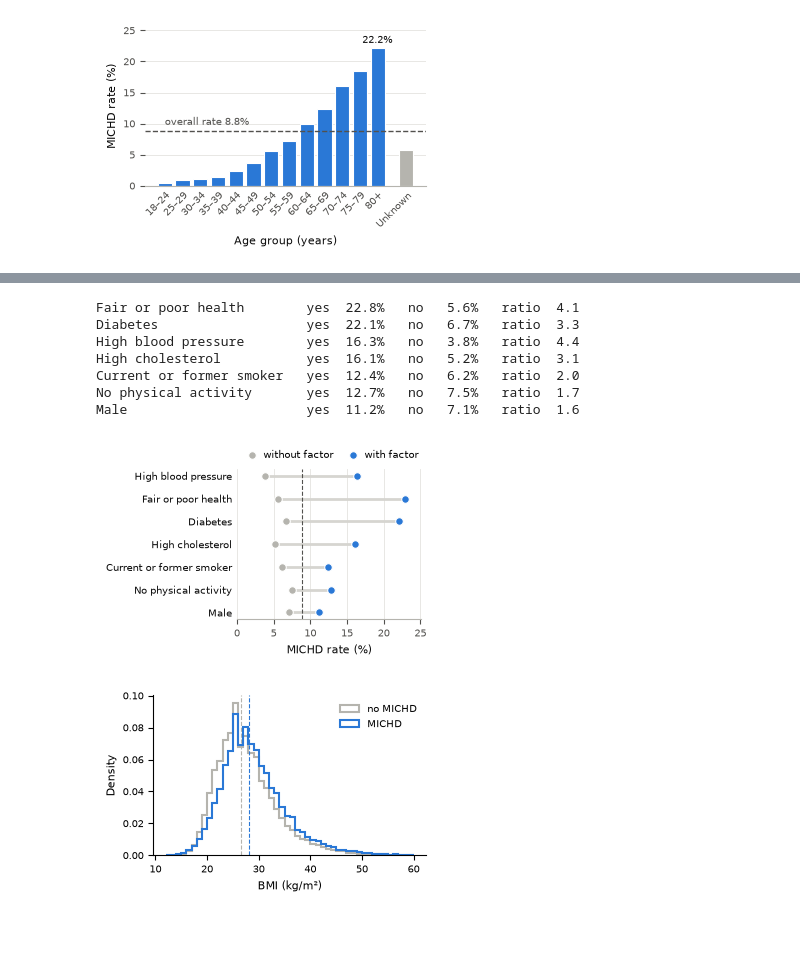
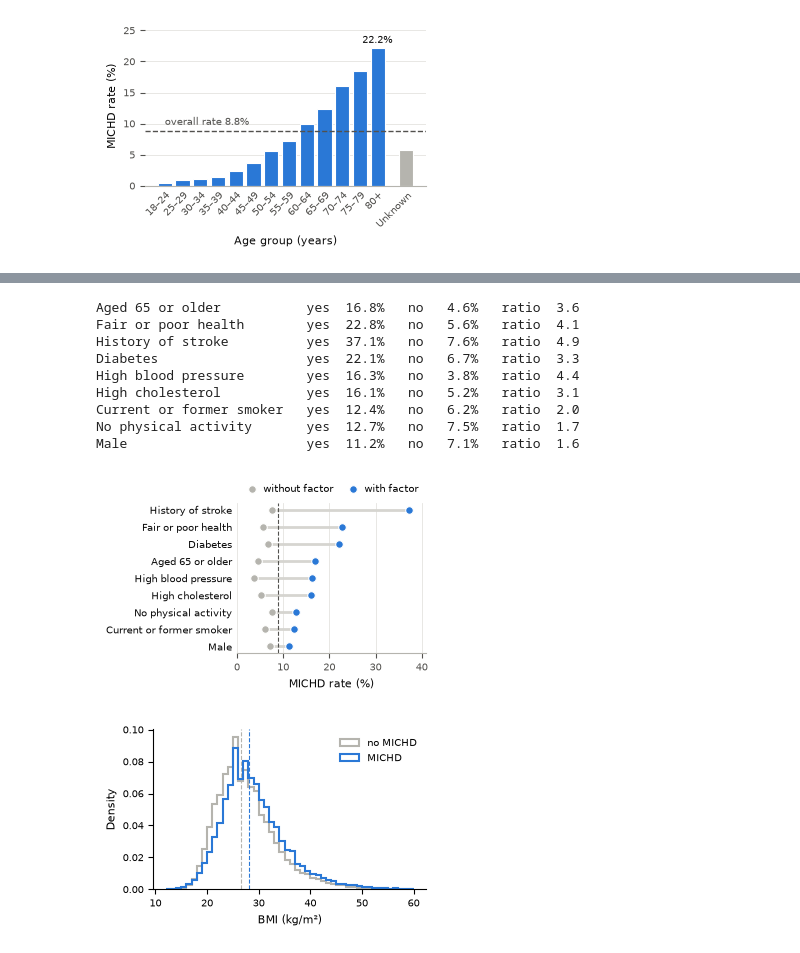
Before and after one commit to marieberbipynb/EPFL-CS433-Project1, a Jupyter notebook: exploratory_data_analysis.ipynb, the cells around one changed output, grey strips where cells are left out. Saved outputs shown, nothing was run; the diff lists cells and outputs as text; code cells hidden in the pictures.

Commit message:
now that I know what are the most important feature I adjust my plot to show them

```diff
--- a/exploratory_data_analysis.ipynb
+++ b/exploratory_data_analysis.ipynb
@@ -390,7 +390,9 @@ age group Unknown: 5.7% MICHD rate
 # (label, feature, codes of the "exposed" group, codes of the reference group)
 # codes 7 / 9 ("don't know", "refused") are left out of both groups
 RISK_FACTORS = [
+    ("Aged 65 or older", "_AGE65YR", [2], [1]),
     ("Fair or poor health", "GENHLTH", [4, 5], [1, 2, 3]),
+    ("History of stroke", "CVDSTRK3", [1], [2]),
     ("Diabetes", "DIABETE3", [1], [3]),
     ("High blood pressure", "_RFHYPE5", [2], [1]),
     ("High cholesterol", "_RFCHOL", [2], [1]),
@@ -410,7 +412,7 @@ for label, name, exposed, reference in RISK_FACTORS:
     print(f"{label:<26} yes {rate_yes:6.1%}   no {rate_no:6.1%}   "
           f"ratio {rate_yes / rate_no:4.1f}")
 
-rows.sort(key=lambda r: r[1] / r[2])  # largest risk ratio at the top
+rows.sort(key=lambda r: r[1])  # highest MICHD rate (with factor) at the top
 labels = [r[0] for r in rows]
 yes = np.array([r[1] for r in rows]) * 100
 no = np.array([r[2] for r in rows]) * 100
@@ -421,34 +423,36 @@ ax.hlines(y, no, yes, color="#d6d5d0", linewidth=2, zorder=1)
 ax.scatter(no, y, s=30, color=NO, zorder=2, label="without factor",
            edgecolor="white", linewidth=0.8)
 ax.scatter(yes, y, s=30, color=YES, zorder=3, label="with factor",
            edgecolor="white", linewidth=0.8)
 ax.axvline(y01.mean() * 100, color=MUTED, linestyle="--", linewidth=0.8)
 
 ax.set_yticks(y, labels, fontsize=7, color=INK)
 ax.set_xlabel("MICHD rate (%)", fontsize=8, color=INK)
 ax.tick_params(axis="x", labelsize=7, colors=MUTED)
 ax.tick_params(axis="y", length=0)
 ax.set_xlim(0, max(yes.max(), no.max()) * 1.1)
 ax.grid(axis="x", color="#e4e3df", linewidth=0.6)
 ax.set_axisbelow(True)
 for side in ("top", "right", "left"):
     ax.spines[side].set_visible(False)
 ax.spines["bottom"].set_color("#b5b4ae")
 ax.legend(fontsize=7, frameon=False, ncol=2, loc="lower left",
           bbox_to_anchor=(-0.02, 1.0), handletextpad=0.2, columnspacing=1.0)
 
 plt.tight_layout()
 plt.savefig("figures/risk_factors.pdf", bbox_inches="tight")
 plt.show()
 # %% [output]
+Aged 65 or older           yes  16.8%   no   4.6%   ratio  3.6
 Fair or poor health        yes  22.8%   no   5.6%   ratio  4.1
+History of stroke          yes  37.1%   no   7.6%   ratio  4.9
 Diabetes                   yes  22.1%   no   6.7%   ratio  3.3
 High blood pressure        yes  16.3%   no   3.8%   ratio  4.4
 High cholesterol           yes  16.1%   no   5.2%   ratio  3.1
 Current or former smoker   yes  12.4%   no   6.2%   ratio  2.0
 No physical activity       yes  12.7%   no   7.5%   ratio  1.7
 Male                       yes  11.2%   no   7.1%   ratio  1.6
-[figure, old version]
+[figure, new version]
 # %%
 bmi = col("_BMI5")
 finite = np.isfinite(bmi)
```
